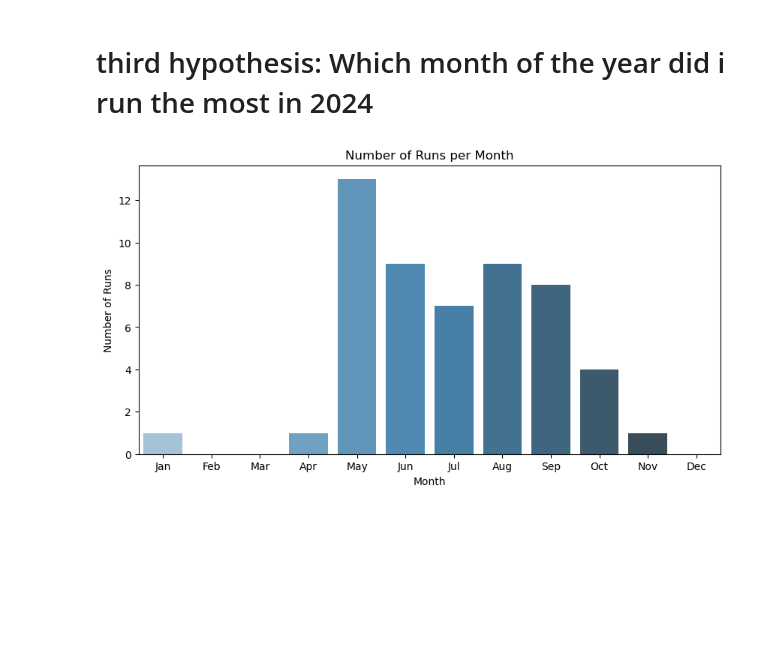
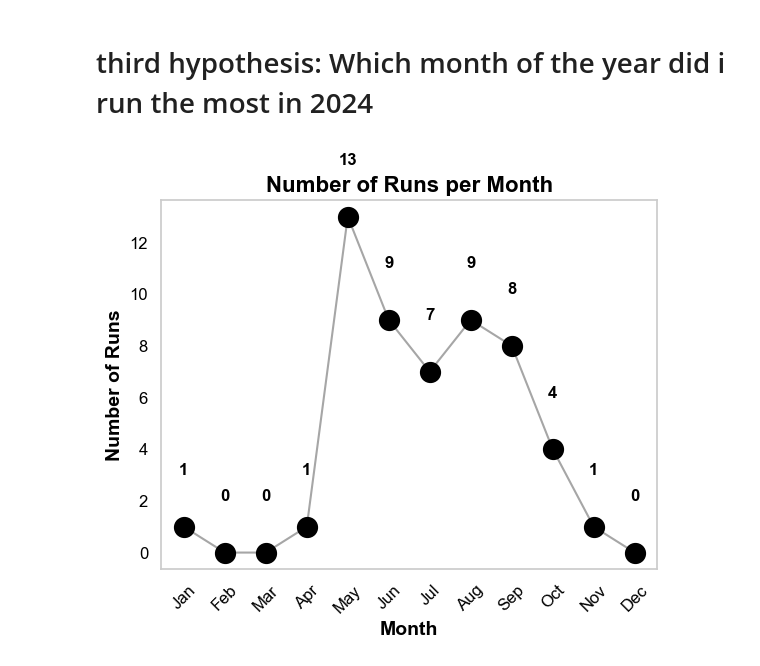
Before and after one commit to Kristine-jo/ExamPSY3035, a Jupyter notebook: Script/stravadata.ipynb, the cells around one changed output. Cells and saved outputs as stored; diff of their text form; code cells hidden in the pictures; blank space fills up the shorter version.

```diff
--- a/Script/stravadata.ipynb
+++ b/Script/stravadata.ipynb
@@ -313,7 +382,4 @@ df["Activity Date"] = pd.to_datetime(df["Activity Date"])
 # %%
-import pandas as pd
-import seaborn as sns
-import matplotlib.pyplot as plt
 
 # Ensure 'Activity Date' is in datetime format
 df['Activity Date'] = pd.to_datetime(df['Activity Date'])
@@ -328,13 +394,32 @@ monthly_counts = df['Month'].value_counts()
 month_order = ['Jan', 'Feb', 'Mar', 'Apr', 'May', 'Jun',
                'Jul', 'Aug', 'Sep', 'Oct', 'Nov', 'Dec']
 monthly_counts = monthly_counts.reindex(month_order, fill_value=0)
-
-# Create bar plot
-plt.figure(figsize=(10, 5))
-sns.barplot(x=monthly_counts.index, y=monthly_counts.values, hue=monthly_counts.index, legend=False, palette="Blues_d")
-plt.xlabel("Month")
-plt.ylabel("Number of Runs")
-plt.title("Number of Runs per Month")
-plt.show()
-# %% [output]
-[figure, removed]
+# %%
+
+
+# Scatter plot
+sns.scatterplot(x=monthly_counts.index, y=monthly_counts.values, s=200, color="black", edgecolor="black", zorder=3)
+
+# Add exact numbers above each point
+for i, value in enumerate(monthly_counts.values):
+    plt.text(i, value + 2, str(value), ha="center", fontsize=12, fontweight="bold", color="black")
+
+# Add lines for readability
+plt.plot(monthly_counts.index, monthly_counts.values, linestyle='-', color='gray', alpha=0.7, zorder=2)
+
+# Labels and title
+plt.xlabel("Month", fontsize=14, fontname="Arial", fontweight="bold", color="black")
+plt.ylabel("Number of Runs", fontsize=14, fontname="Arial", fontweight="bold", color="black")
+plt.title("Number of Runs per Month", fontsize=16, fontname="Arial", fontweight="bold", color="black")
+
+# Adjust x and y ticks for better visibility
+plt.xticks(rotation=45, fontsize=12, fontname="Arial", color="black")
+plt.yticks(fontsize=12, fontname="Arial", color="black")
+
+# Remove gridlines for a cleaner look
+plt.grid(False)
+
+# Show the plot
+plt.show()
+# %% [output]
+[figure, added]
```
Also changed, not shown: parts of 22 cells of this notebook.
